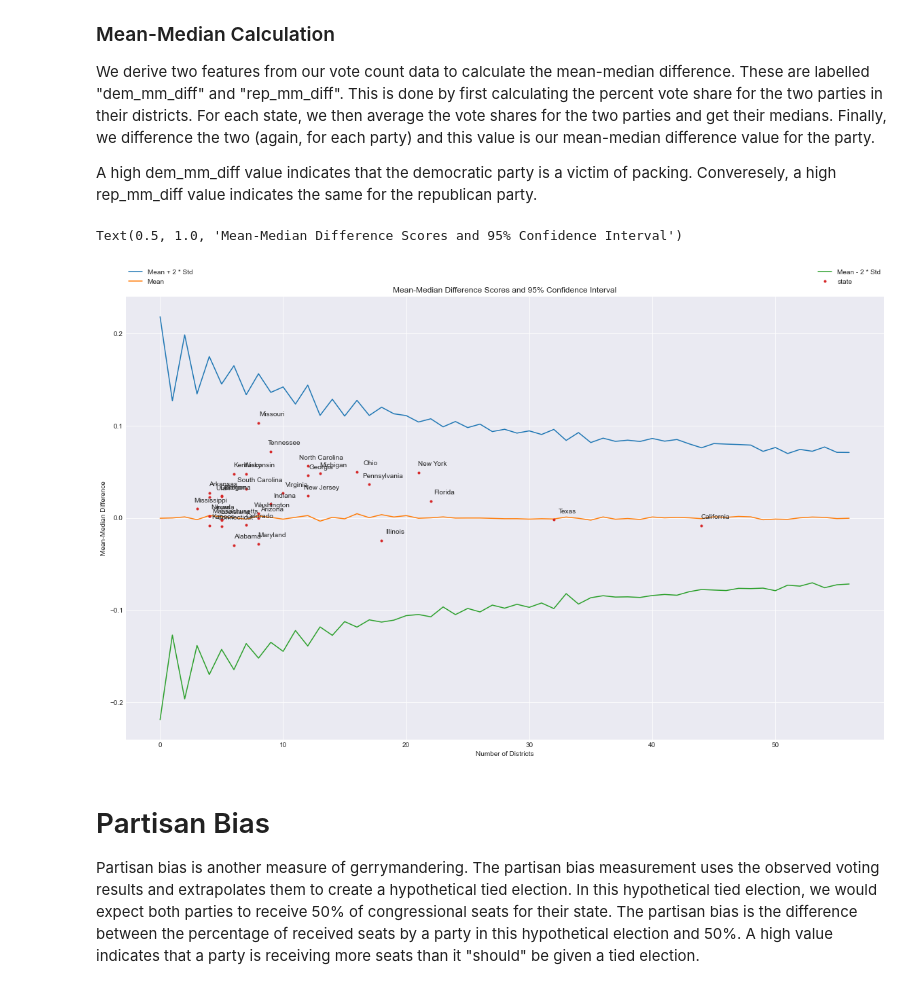
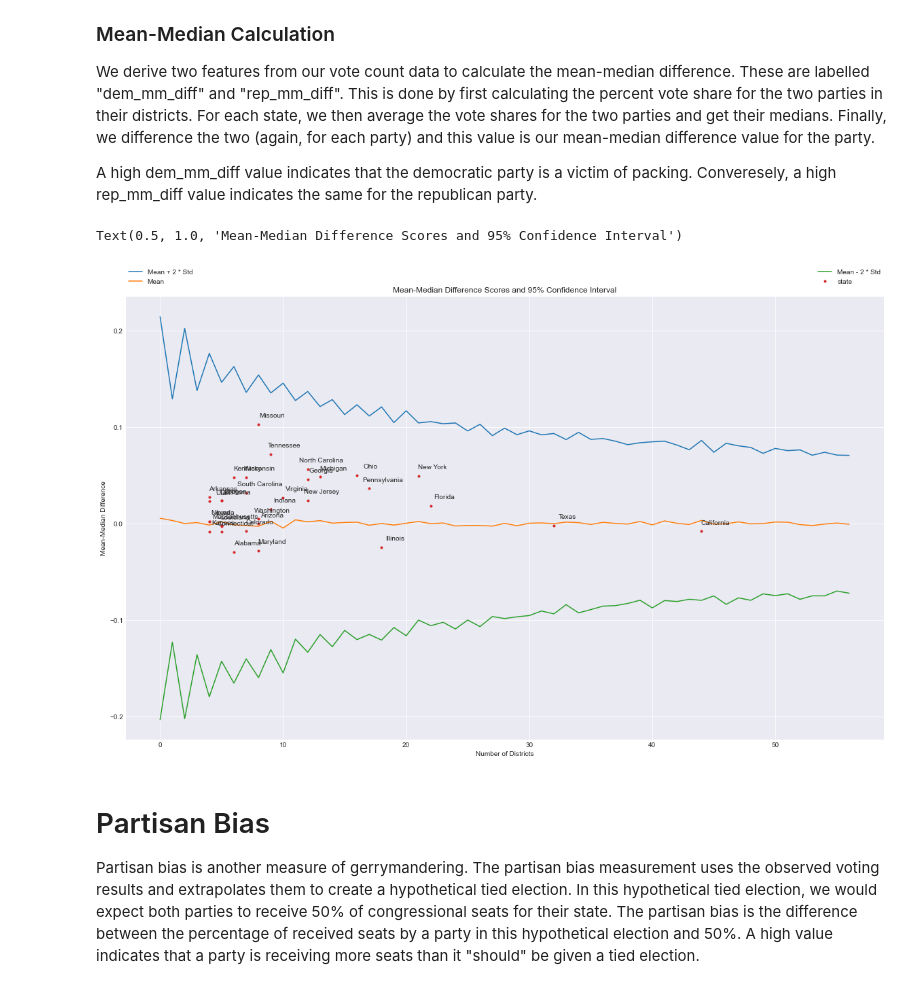
Before and after one commit to dpalencia/cs541g3, a Jupyter notebook: Gerrymandering Data Analysis.ipynb, the cells around one changed output. Drawn from its saved outputs; the diff is of its cells as text; code cells hidden in the pictures.

Commit message:
Include all voting years in dataframes, new predictions with ML models

```diff
--- a/Gerrymandering Data Analysis.ipynb
+++ b/Gerrymandering Data Analysis.ipynb
@@ -287,0 +321,11 @@ vote_counts_bystate_sorted.head()
+# %%
+pb_against_dem = []
+pb_against_rep = []
+for year, state in vote_counts_bystate.index:
+    dem_votes = vote_counts_bydistrict.loc[year, state]["dem_votes"]
+    rep_votes = vote_counts_bydistrict.loc[year, state]["rep_votes"]
+    partisan_bias_against_dem, partisan_bias_against_rep = get_pb(dem_votes, rep_votes)
+    pb_against_dem.append(partisan_bias_against_dem)
+    pb_against_rep.append(partisan_bias_against_rep)
+vote_counts_bystate["partisan_bias_against_dem"] = pb_against_dem
+vote_counts_bystate["partisan_bias_against_rep"] = pb_against_rep
@@ -476,6 +501,23 @@ A positive efficiency gap value in our calculation indicates a gerrymander again
 By visually plotting efficiency gap values for each state, we visually see where the states fall on a hypothesis test with a significance level of 5%.
 
 According to the efficiency gap, gerrymandered states against the democratic party in 2018 were Indiana, North Carolina, Ohio, and Texas. Gerrymandered states against the republican party in 2018 were Connecticut and New Jersey with California and Iowa sitting on the fringe.
+# %%
+# Calculate average of metrics
+metrics = vote_counts_bystate.loc[:,["partisan_bias_against_dem", "e_gap", "mm_diff_against_dem"]]
+vote_counts_bystate["gerry_metrics_mean"] = metrics.mean(axis=1)
+# %%
+# Slice vote counts in 2018
+
+# Count only states with more than 3 districts.
+def over_3_districts(num_districts):
+    if num_districts > 3:
+        return True
+    return False
+
+vote_counts_bystate_2018 = vote_counts_bystate.loc[2018]
+districts_over_3 = vote_counts_bystate_2018["num_districts"].apply(over_3_districts)
+vote_counts_bystate_2018 = vote_counts_bystate_2018[districts_over_3]
+vote_counts_bystate_2018 = vote_counts_bystate_2018.sort_values(by="num_districts")
 # %%
 # Plot means and stds with increasing number of districts for efficiency gap
 e_gap_mean = np.array(e_gap_mean)
@@ -487,13 +529,13 @@ fig.set_size_inches(20, 12)
 plt.plot(e_gap_mean + 2 * e_gap_std, label="Mean + 2 * Std")
 plt.plot(e_gap_mean, label="Mean")
 plt.plot(e_gap_mean - 2 * e_gap_std, label="Mean - 2 * Std")
-plt.plot(vote_counts_bystate_sorted["num_districts"], vote_counts_bystate_sorted["e_gap"],
+plt.plot(vote_counts_bystate_2018["num_districts"], vote_counts_bystate_2018["e_gap"],
          linestyle="none",
         marker=".")
 
-for x, y, label in zip(vote_counts_bystate_sorted["num_districts"],
-                       vote_counts_bystate_sorted["e_gap"],
-                        vote_counts_bystate_sorted.index):
+for x, y, label in zip(vote_counts_bystate_2018["num_districts"],
+                       vote_counts_bystate_2018["e_gap"],
+                        vote_counts_bystate_2018.index):
     plt.annotate(label, # this is the text
                  (x,y), # this is the point to label
                  textcoords="offset points", # how to position the text
@@ -532,37 +567,37 @@ for state in vote_counts_bystate_sorted.index:
 # %%
 # Plot means and stds with increasing number of districts for mean/median difference
 mm_diff_mean_dem = np.array(mm_diff_mean_dem)
 mm_diff_std_dem = np.array(mm_diff_std_dem)
 
 fig = plt.gcf()
 fig.set_size_inches(20, 12)
 
 plt.plot(mm_diff_mean_dem + 2 * mm_diff_std_dem, label="Mean + 2 * Std")
 plt.plot(mm_diff_mean_dem, label="Mean")
 plt.plot(mm_diff_mean_dem - 2 * mm_diff_std_dem, label="Mean - 2 * Std")
 
 
-plt.plot(vote_counts_bystate_sorted["num_districts"], vote_counts_bystate_sorted["mm_diff_against_dem"],
+plt.plot(vote_counts_bystate_2018["num_districts"], vote_counts_bystate_2018["mm_diff_against_dem"],
          linestyle="none",
         marker=".", label="state")
 
-for x, y, label in zip(vote_counts_bystate_sorted["num_districts"],
-                       vote_counts_bystate_sorted["mm_diff_against_dem"],
-                        vote_counts_bystate_sorted.index):
+for x, y, label in zip(vote_counts_bystate_2018["num_districts"],
+                       vote_counts_bystate_2018["mm_diff_against_dem"],
+                        vote_counts_bystate_2018.index):
     plt.annotate(label, # this is the text
                  (x,y), # this is the point to label
                  textcoords="offset points", # how to position the text
                  xytext=(20,10), # distance from text to points (x,y)
                  ha='center') # horizontal alignment can be left, right or center
 
 plt.legend(bbox_to_anchor=(0., 1.02, 1., .102), loc='lower left',
            ncol=2, mode="expand", borderaxespad=0.)
 plt.xlabel('Number of Districts')
 plt.ylabel('Mean-Median Difference')
 plt.title("Mean-Median Difference Scores and 95% Confidence Interval")
 # %% [output]
 Text(0.5, 1.0, 'Mean-Median Difference Scores and 95% Confidence Interval')
-[figure, old version]
+[figure, new version]
 # %% [markdown]
 # Partisan Bias
 
```
Also changed, not shown: parts of 84 cells of this notebook, 2 other files.
